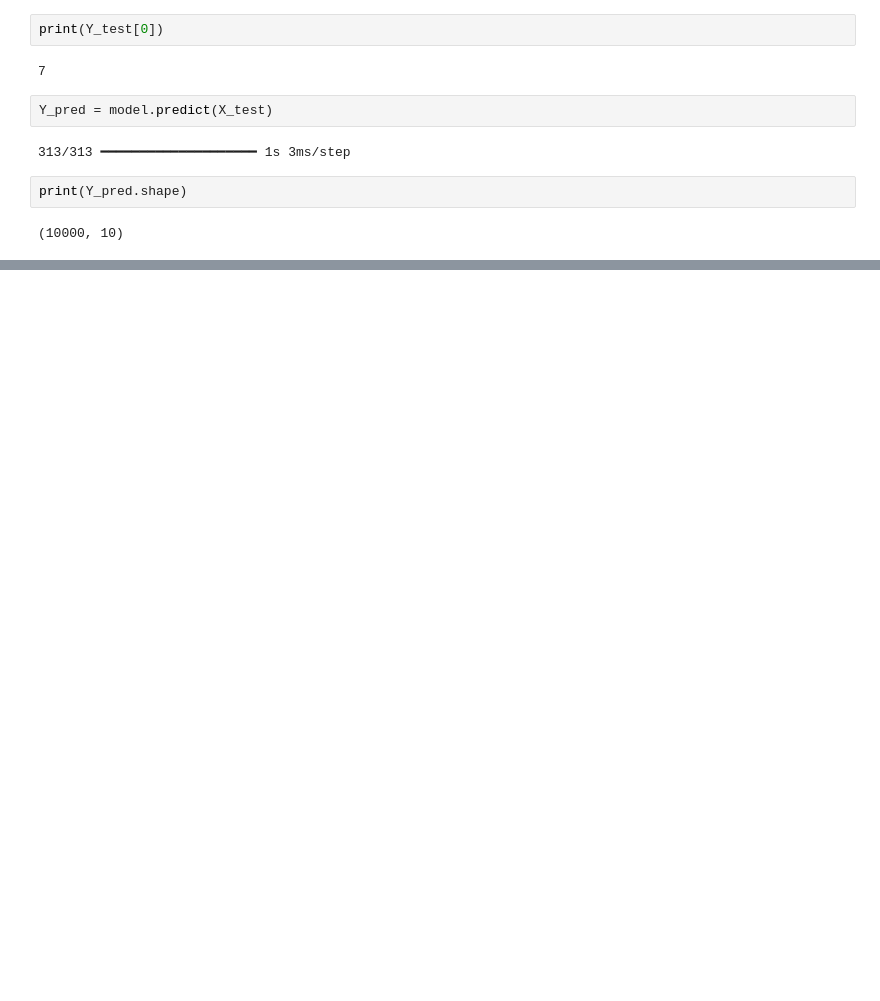
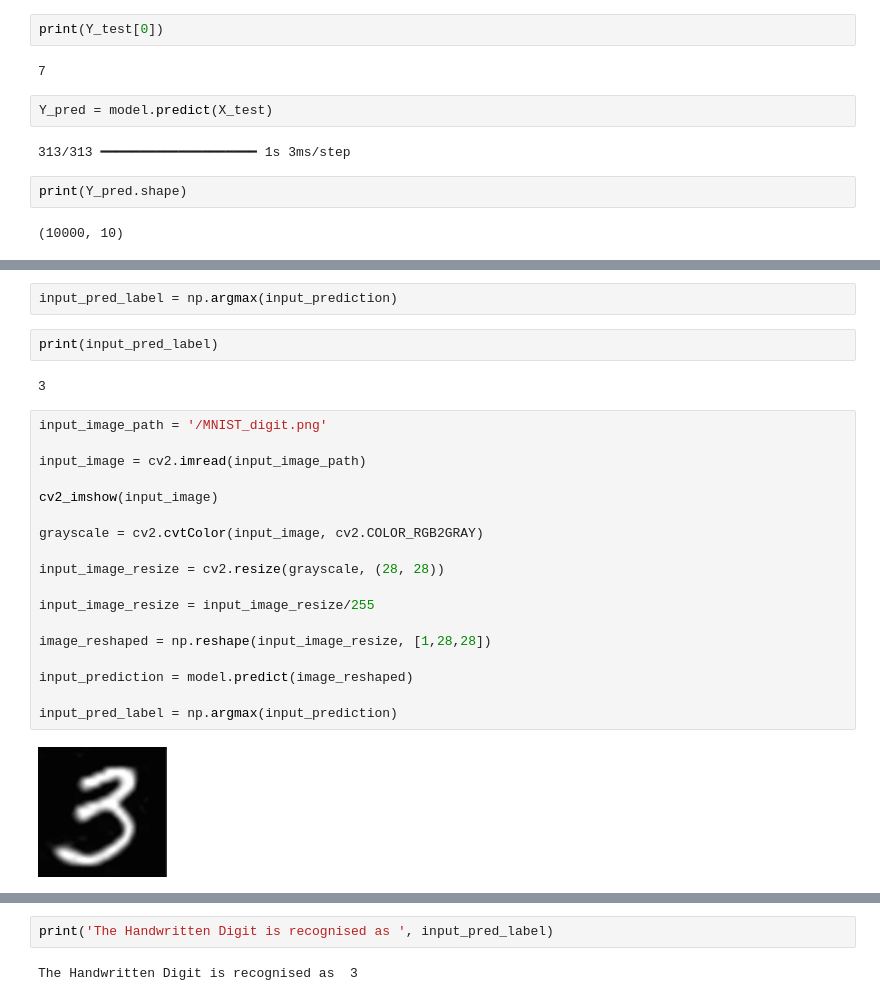
Before and after one commit to subhashiitb/100-Days-of-ML, a Jupyter notebook: DL-Project/MNIST/MNIST-digit-classification-dl.ipynb, the cells around one changed output, grey strips where cells are left out. Drawn from its saved outputs; the diff is of its cells as text; blank space fills up the shorter version.

```diff
--- a/DL-Project/MNIST/MNIST-digit-classification-dl.ipynb
+++ b/DL-Project/MNIST/MNIST-digit-classification-dl.ipynb
@@ -188,0 +310,26 @@ print(Y_pred.shape)
+# %%
+input_pred_label = np.argmax(input_prediction)
+# %%
+print(input_pred_label)
+# %% [output]
+3
+# %%
+input_image_path = '/MNIST_digit.png'
+
+input_image = cv2.imread(input_image_path)
+
+cv2_imshow(input_image)
+
+grayscale = cv2.cvtColor(input_image, cv2.COLOR_RGB2GRAY)
+
+input_image_resize = cv2.resize(grayscale, (28, 28))
+
+input_image_resize = input_image_resize/255
+
+image_reshaped = np.reshape(input_image_resize, [1,28,28])
+
+input_prediction = model.predict(image_reshaped)
+
+input_pred_label = np.argmax(input_prediction)
+# %% [output]
+[figure, added]
@@ -188,0 +337,4 @@ print(Y_pred.shape)
+# %%
+print('The Handwritten Digit is recognised as ', input_pred_label)
+# %% [output]
+The Handwritten Digit is recognised as  3
```
Also changed, not shown: parts of 24 cells of this notebook.
